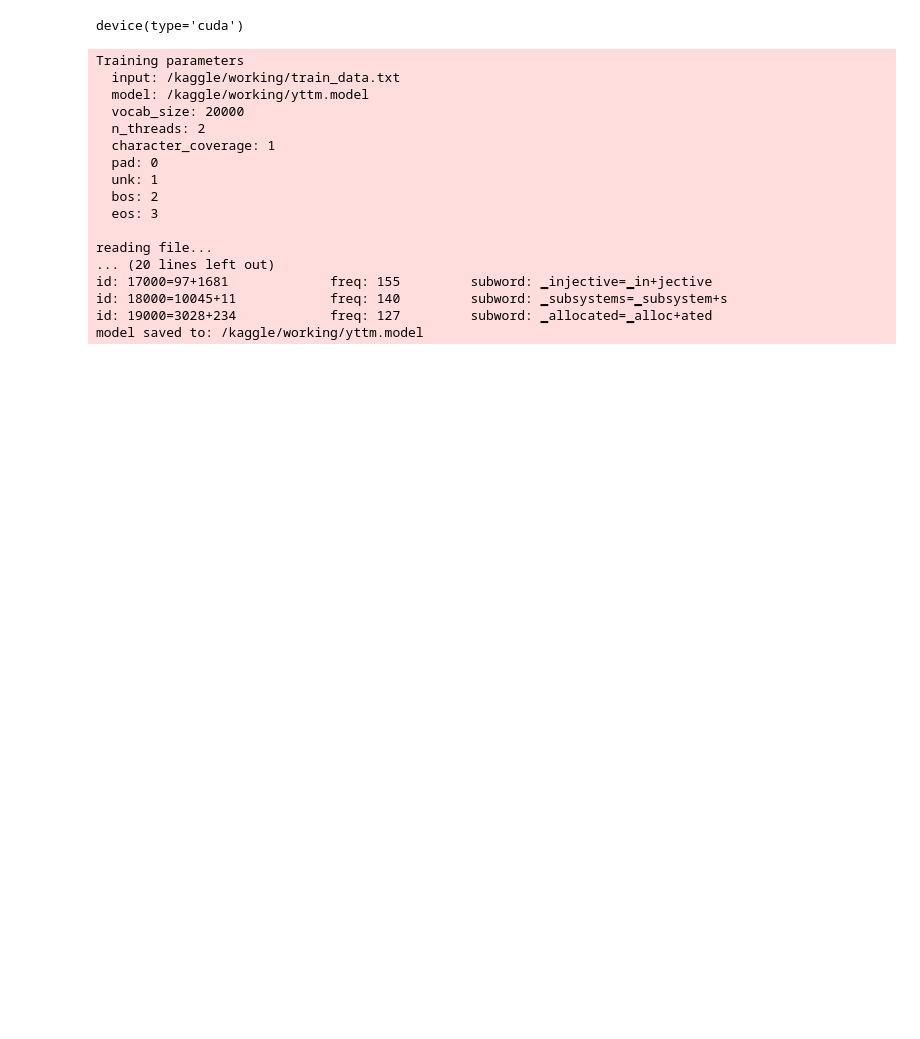
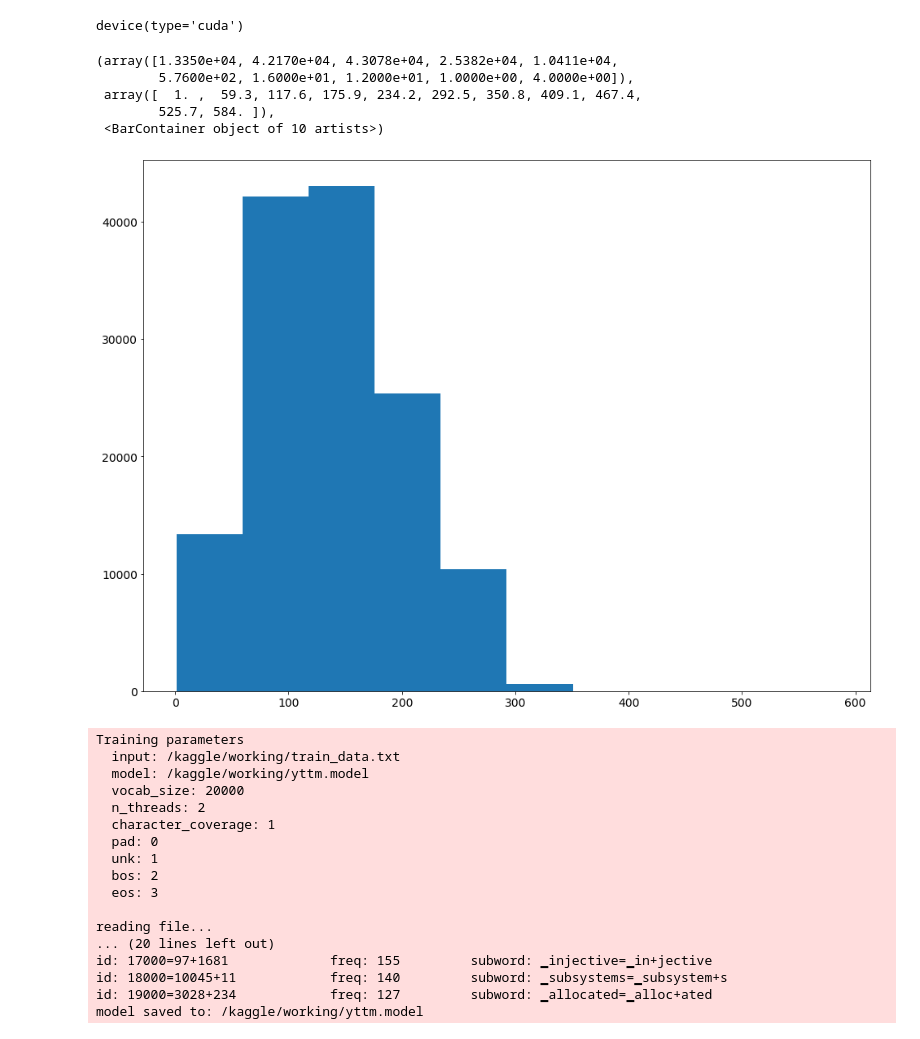
Before and after one commit to ArtemNechaev/stepik_nnets, a Jupyter notebook: title-generation.ipynb, the cells around one changed output. Cells and saved outputs as stored; diff of their text form; code cells hidden in the pictures; blank space fills up the shorter version.

```diff
--- a/title-generation.ipynb
+++ b/title-generation.ipynb
@@ -311 +77,10 @@ device(type='cuda')
+# %%
+plt.hist(df.abstract.str.split().apply(lambda a: len(a)))
+# %% [output]
+(array([1.3350e+04, 4.2170e+04, 4.3078e+04, 2.5382e+04, 1.0411e+04,
+        5.7600e+02, 1.6000e+01, 1.2000e+01, 1.0000e+00, 4.0000e+00]),
+ array([  1. ,  59.3, 117.6, 175.9, 234.2, 292.5, 350.8, 409.1, 467.4,
+        525.7, 584. ]),
+ <BarContainer object of 10 artists>)
+[figure, added]
 # %%
```
Also changed, not shown: parts of 22 cells of this notebook.
